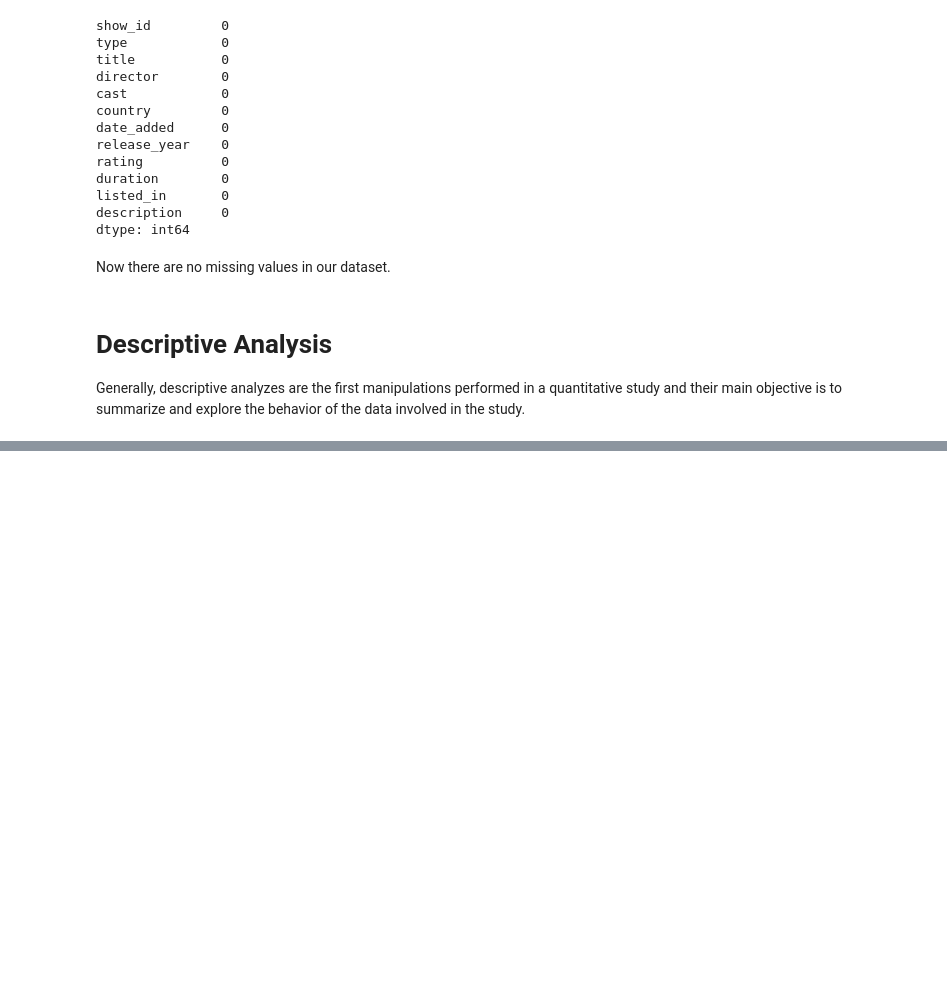
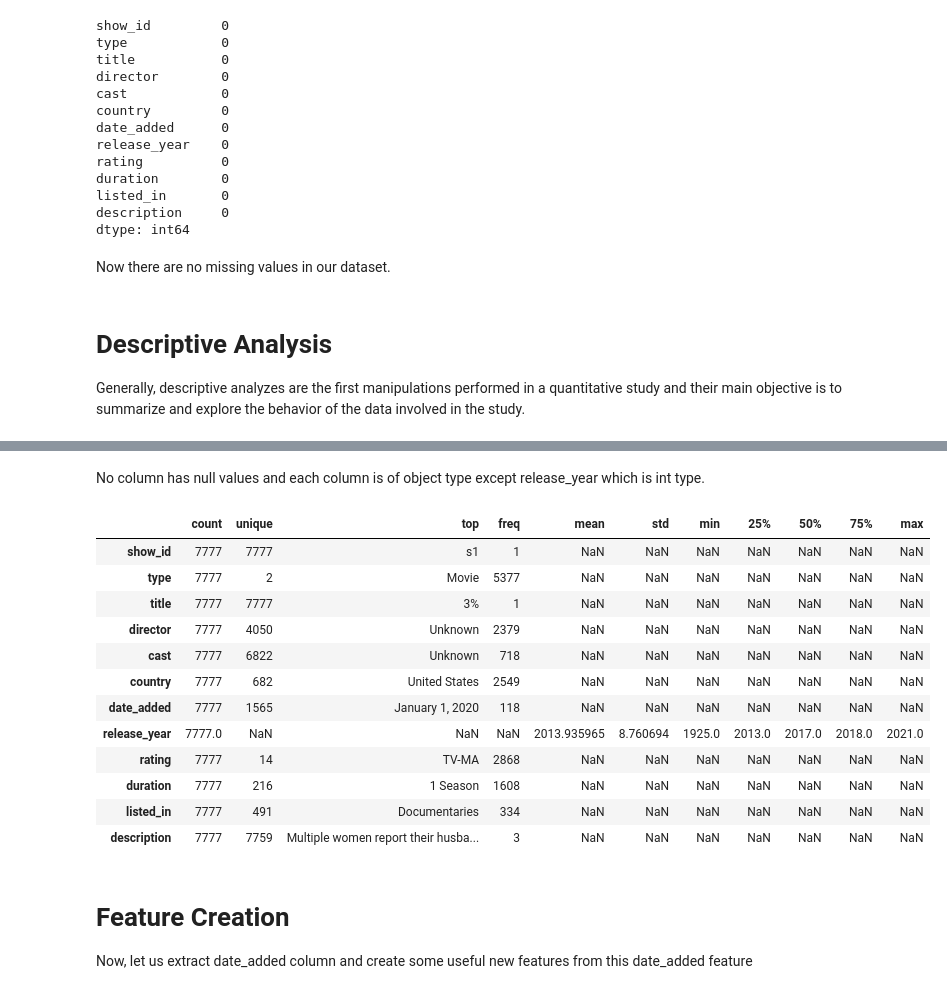
Before and after one commit to shubham-bhadouria/Netflix-Movies-and-TV-shows-clustering, a Jupyter notebook: Netflix_movies_and_TV_show_clustering.ipynb, the cells around one changed output, grey strips where cells are left out. Drawn from its saved outputs; the diff is of its cells as text; code cells hidden in the pictures; blank space fills up the shorter version.

Commit message:
feature creation

```diff
--- a/Netflix_movies_and_TV_show_clustering.ipynb
+++ b/Netflix_movies_and_TV_show_clustering.ipynb
@@ -194,0 +218,22 @@ Generally, descriptive analyzes are the first manipulations performed in a quant
+# %% [markdown]
+No column has null values and each column is of object type except release_year which is int type.
+# %%
+ # data information in terms of various statistics values of all the features of or dataset
+ Netflix_df.describe(include ='all').T
+# %% [output]
+|  | count | unique | top | freq | mean | std | min | 25% | 50% | 75% | max |
+| show_id | 7777 | 7777 | s1 | 1 | NaN | NaN | NaN | NaN | NaN | NaN | NaN |
+| type | 7777 | 2 | Movie | 5377 | NaN | NaN | NaN | NaN | NaN | NaN | NaN |
+| title | 7777 | 7777 | 3% | 1 | NaN | NaN | NaN | NaN | NaN | NaN | NaN |
+| director | 7777 | 4050 | Unknown | 2379 | NaN | NaN | NaN | NaN | NaN | NaN | NaN |
+| cast | 7777 | 6822 | Unknown | 718 | NaN | NaN | NaN | NaN | NaN | NaN | NaN |
+| country | 7777 | 682 | United States | 2549 | NaN | NaN | NaN | NaN | NaN | NaN | NaN |
+| date_added | 7777 | 1565 | January 1, 2020 | 118 | NaN | NaN | NaN | NaN | NaN | NaN | NaN |
+| release_year | 7777.0 | NaN | NaN | NaN | 2013.935965 | 8.760694 | 1925.0 | 2013.0 | 2017.0 | 2018.0 | 2021.0 |
+| rating | 7777 | 14 | TV-MA | 2868 | NaN | NaN | NaN | NaN | NaN | NaN | NaN |
+| duration | 7777 | 216 | 1 Season | 1608 | NaN | NaN | NaN | NaN | NaN | NaN | NaN |
+| listed_in | 7777 | 491 | Documentaries | 334 | NaN | NaN | NaN | NaN | NaN | NaN | NaN |
+| description | 7777 | 7759 | Multiple women report their husba... | 3 | NaN | NaN | NaN | NaN | NaN | NaN | NaN |
+# %% [markdown]
+# **Feature Creation**
+Now, let us extract date_added column and create some useful new features from this date_added feature
```
Also changed, not shown: parts of 3 cells of this notebook.
